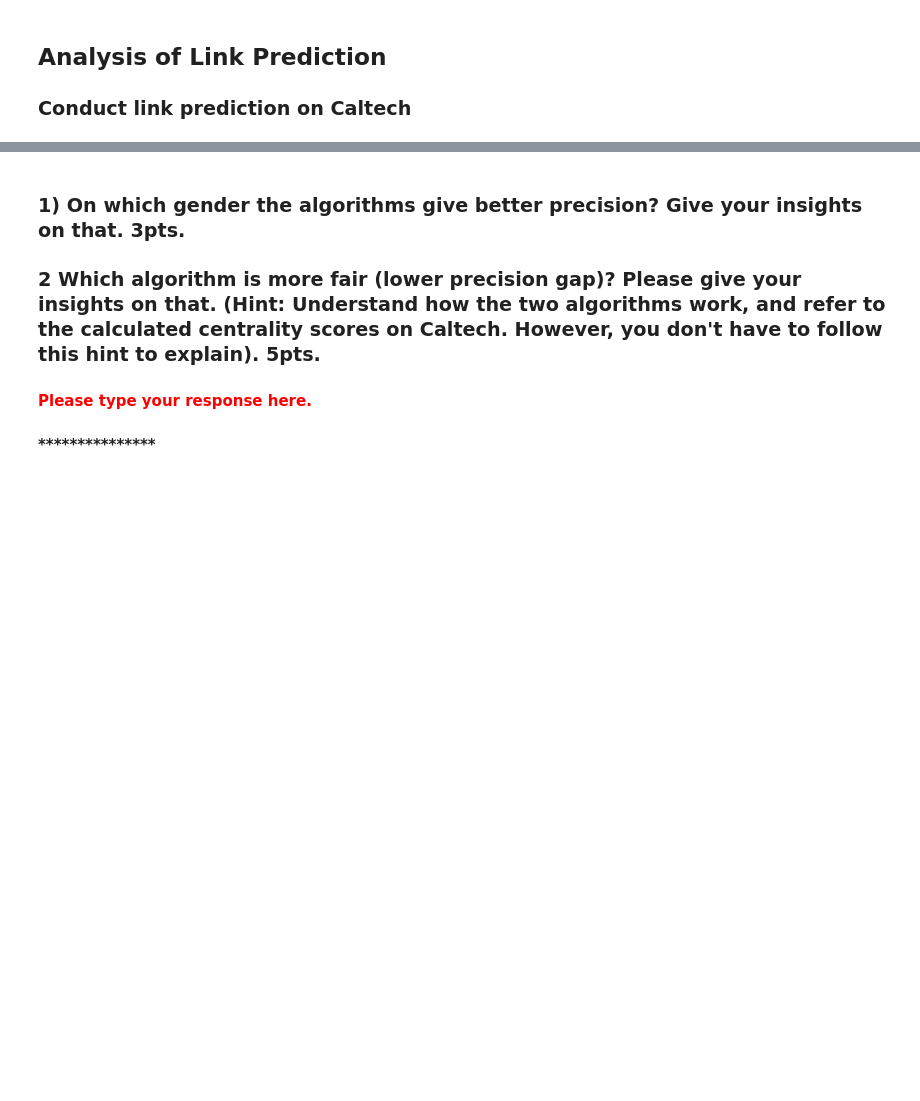
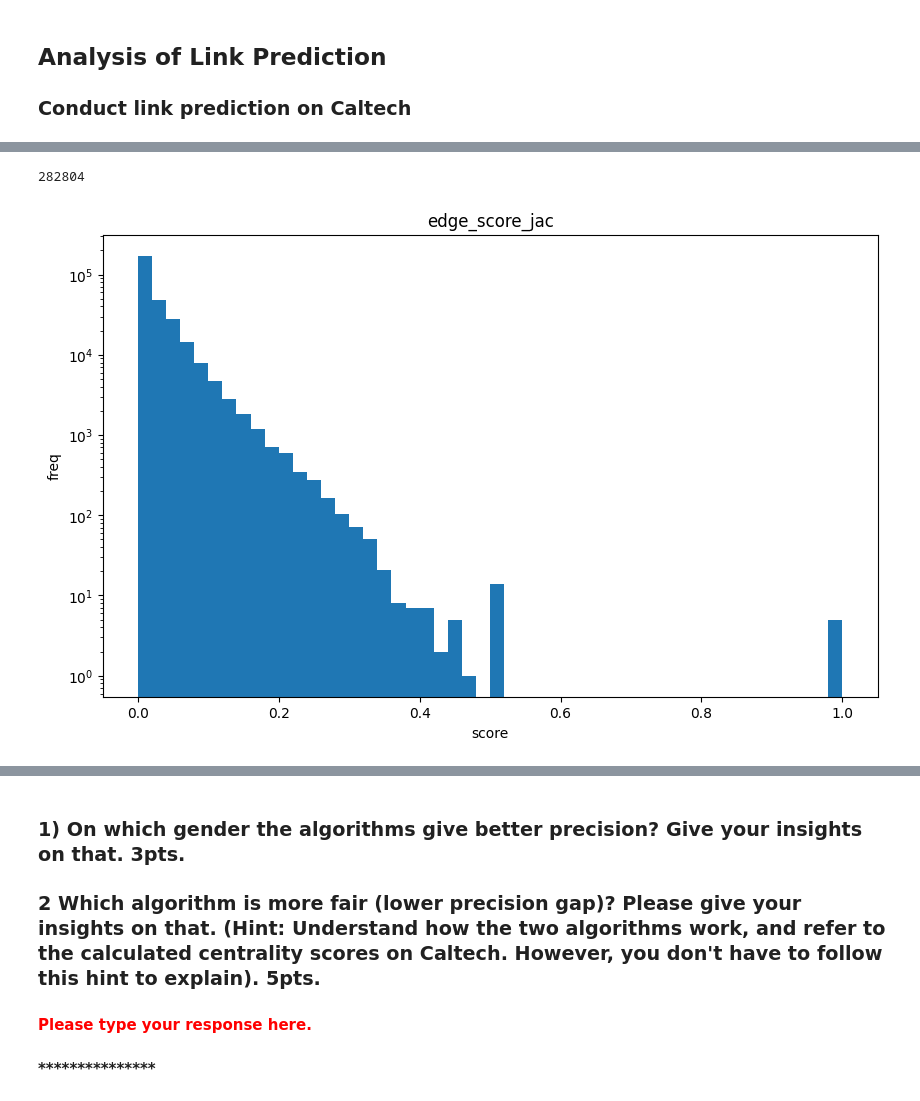
Before and after one commit to caradryanl/usc-mscs-coursework, a Jupyter notebook: dsci531/hw4/hw4-network-analysis.ipynb, the cells around one changed output, grey strips where cells are left out. Cells and saved outputs as stored; diff of their text form; code cells hidden in the pictures; blank space fills up the shorter version.

```diff
--- a/dsci531/hw4/hw4-network-analysis.ipynb
+++ b/dsci531/hw4/hw4-network-analysis.ipynb
@@ -310,15 +409,27 @@ print(len(edge_score_ada))
 # %%
 # link prediction using Jaccard Coefficient
 # you need to score every edge in edges_to_score
 # edge_score_jac should be a dictionary {(u, v): score}
 # TODO. 3pts.
-edge_score_jac =
-
+edge_score_jac = {}
+preds = nx.jaccard_coefficient(G_train, edges_to_score)
+for u, v, p in preds:
+    edge_score_jac[(u, v)] = p
 
 print(len(edge_score_jac))
 
 # plot a histogram of all the scores in edge_score_jac
 # TODO. 2pts
+plt.figure(figsize=(10, 6))
+plt.hist(list(edge_score_jac.values()), bins=50)
+plt.title('edge_score_jac')
+plt.xlabel('score')
+plt.ylabel('freq')
+plt.yscale('log')
+plt.show()
+# %% [output]
+282804
+[figure, added]
 # %%
 # the link prediction evaluation of the entire graph is based on that of each node
 # we only evaluate nodes that have a degree >= 20 and have gender label 1 or 2
```
Also changed, not shown: parts of 14 cells of this notebook.
